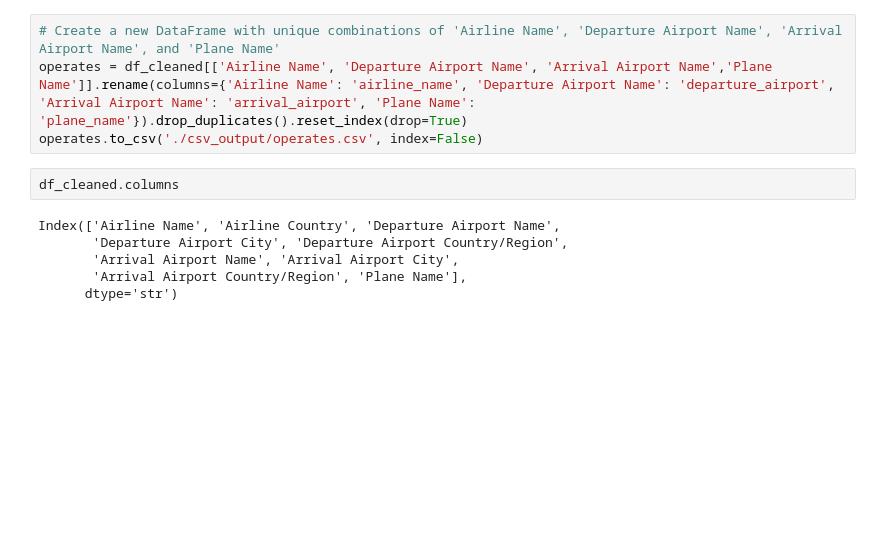
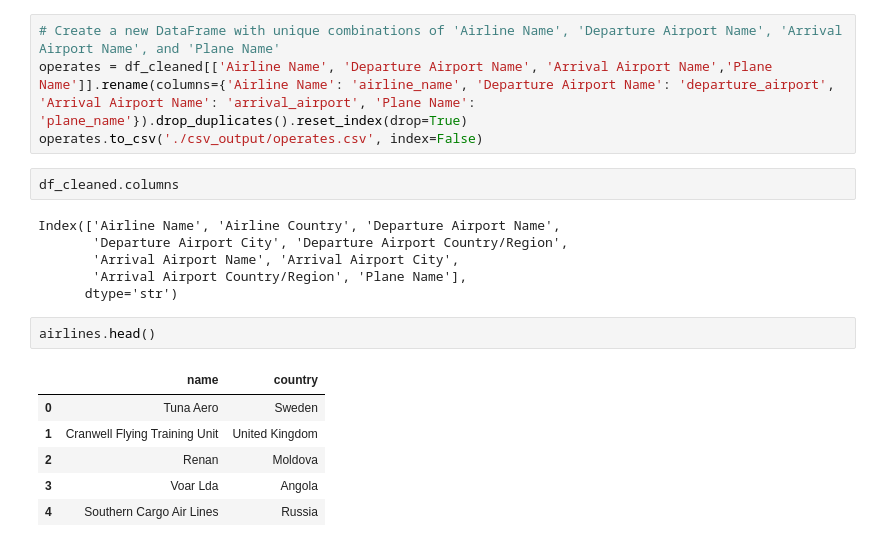
Before and after one commit to juanyeremia/UWA-DataWarehouse-Project2, a Jupyter notebook: project2_etl.ipynb, the cells around one changed output. Drawn from its saved outputs; the diff is of its cells as text; blank space fills up the shorter version.

```diff
--- a/project2_etl.ipynb
+++ b/project2_etl.ipynb
@@ -334,3 +334,12 @@ Index(['Airline Name', 'Airline Country', 'Departure Airport Name',
        'Arrival Airport Name', 'Arrival Airport City',
        'Arrival Airport Country/Region', 'Plane Name'],
       dtype='str')
+# %%
+airlines.head()
+# %% [output]
+|  | name | country |
+| 0 | Tuna Aero | Sweden |
+| 1 | Cranwell Flying Training Unit | United Kingdom |
+| 2 | Renan | Moldova |
+| 3 | Voar Lda | Angola |
+| 4 | Southern Cargo Air Lines | Russia |
```
Also changed, not shown: parts of 6 cells of this notebook, 1 other file.
